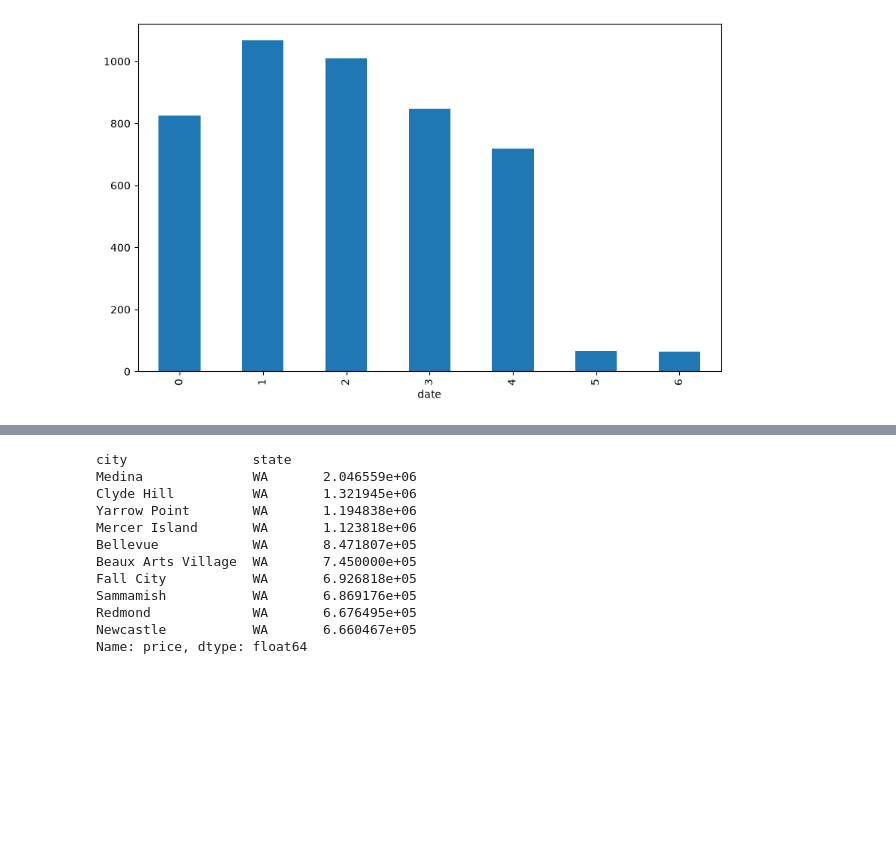
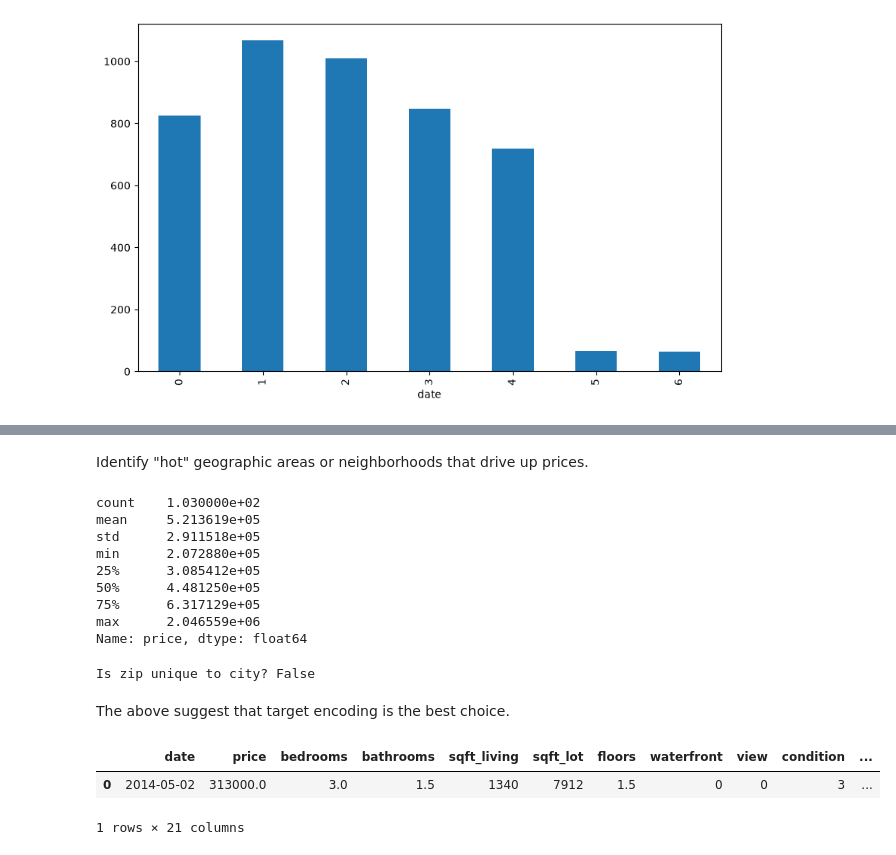
Before and after one commit to mortonki/House-prices, a Jupyter notebook: housing_eda.ipynb, the cells around one changed output, grey strips where cells are left out. Saved outputs shown, nothing was run; the diff lists cells and outputs as text; code cells hidden in the pictures; blank space fills up the shorter version.

Commit message:
Add more features to prepare for encoding categorical features

```diff
--- a/housing_eda.ipynb
+++ b/housing_eda.ipynb
@@ -177,3 +144,6 @@ Name: price, dtype: float64
+# %%
+# Drop the original 'street' and 'street_name' columns
+df.drop(columns=['street', 'street_name'], inplace=True)
 # %% [markdown]
 Plot prices over time. What is the timeline of samples? Is there a seasonal trend? (e.g., do prices spike in summer?). This helps decide what should be extracted.
 # %%
@@ -203,15 +189,35 @@ df[['state', 'zip']] = df['statezip'].str.split(' ', expand=True)
+# %%
+df.drop(columns=['statezip', 'state'], inplace=True)
+# %% [markdown]
+Identify "hot" geographic areas or neighborhoods that drive up prices.
 # %%
-df.groupby(['city', 'state'])['price'].mean().sort_values(ascending=False).head(10)
+df.groupby(['city', 'zip'])['price'].mean().sort_values(ascending=False).describe()#.head(10)
 # %% [output]
-city                state
-Medina              WA       2.046559e+06
-Clyde Hill          WA       1.321945e+06
-Yarrow Point        WA       1.194838e+06
-Mercer Island       WA       1.123818e+06
-Bellevue            WA       8.471807e+05
-Beaux Arts Village  WA       7.450000e+05
-Fall City           WA       6.926818e+05
-Sammamish           WA       6.869176e+05
-Redmond             WA       6.676495e+05
-Newcastle           WA       6.660467e+05
+count    1.030000e+02
+mean     5.213619e+05
+std      2.911518e+05
+min      2.072880e+05
+25%      3.085412e+05
+50%      4.481250e+05
+75%      6.317129e+05
+max      2.046559e+06
 Name: price, dtype: float64
+# %%
+# Check if zip codes are unique to cities
+is_zip_unique = df.groupby('zip')['city'].nunique().max() == 1
+print(f"Is zip unique to city? {is_zip_unique}")
+# %% [output]
+Is zip unique to city? False
+# %%
+# Create a new column that combines city and zip for better granularity
+df['cityzip'] = df['city'] + "_" + df['zip']
+# Drop the original city and zip columns if desired
+df.drop(columns=['city', 'zip'], inplace=True)
+# %% [markdown]
+The above suggest that target encoding is the best choice.
+# %%
+df.head(1)
+# %% [output]
+|  | date | price | bedrooms | bathrooms | sqft_living | sqft_lot | floors | waterfront | view | condition | ... |
+| 0 | 2014-05-02 | 313000.0 | 3.0 | 1.5 | 1340 | 7912 | 1.5 | 0 | 0 | 3 | ... |
+1 rows × 21 columns
```
Also changed, not shown: parts of 7 cells of this notebook.
